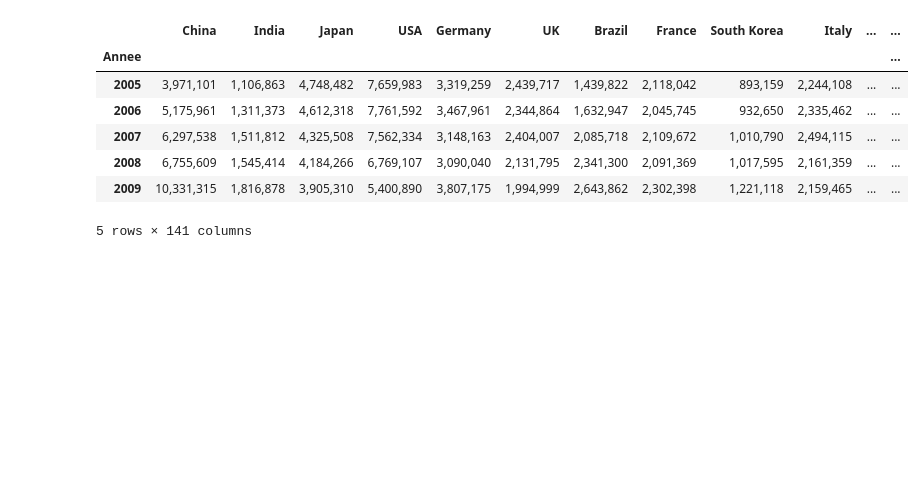
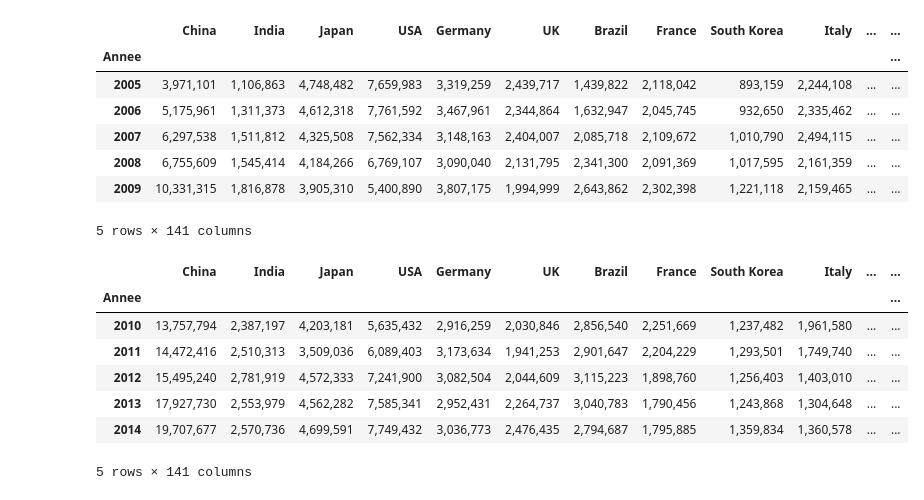
Before and after one commit to Mathieuprt/4DVST-Projet, a Jupyter notebook: notebooks/sales_car.ipynb, the cells around one changed output. Saved outputs shown, nothing was run; the diff lists cells and outputs as text; code cells hidden in the pictures; blank space fills up the shorter version.

```diff
--- a/notebooks/sales_car.ipynb
+++ b/notebooks/sales_car.ipynb
@@ -131,6 +131,19 @@ df_wide.head()
 | 2008 | 6,755,609 | 1,545,414 | 4,184,266 | 6,769,107 | 3,090,040 | 2,131,795 | 2,341,300 | 2,091,369 | 1,017,595 | 2,161,359 | ... | ... |
 | 2009 | 10,331,315 | 1,816,878 | 3,905,310 | 5,400,890 | 3,807,175 | 1,994,999 | 2,643,862 | 2,302,398 | 1,221,118 | 2,159,465 | ... | ... |
 5 rows × 141 columns
+# %%
+# On garde uniquement les lignes dont l'année est égale ou supériéure à 2010 et inférieure ou égale à 2019
+df_wide = df_wide.loc['2010':'2019']
+df_wide.head()
+# %% [output]
+|  | China | India | Japan | USA | Germany | UK | Brazil | France | South Korea | Italy | ... | ... |
+| Annee |  |  |  |  |  |  |  |  |  |  |  | ... |
+| 2010 | 13,757,794 | 2,387,197 | 4,203,181 | 5,635,432 | 2,916,259 | 2,030,846 | 2,856,540 | 2,251,669 | 1,237,482 | 1,961,580 | ... | ... |
+| 2011 | 14,472,416 | 2,510,313 | 3,509,036 | 6,089,403 | 3,173,634 | 1,941,253 | 2,901,647 | 2,204,229 | 1,293,501 | 1,749,740 | ... | ... |
+| 2012 | 15,495,240 | 2,781,919 | 4,572,333 | 7,241,900 | 3,082,504 | 2,044,609 | 3,115,223 | 1,898,760 | 1,256,403 | 1,403,010 | ... | ... |
+| 2013 | 17,927,730 | 2,553,979 | 4,562,282 | 7,585,341 | 2,952,431 | 2,264,737 | 3,040,783 | 1,790,456 | 1,243,868 | 1,304,648 | ... | ... |
+| 2014 | 19,707,677 | 2,570,736 | 4,699,591 | 7,749,432 | 3,036,773 | 2,476,435 | 2,794,687 | 1,795,885 | 1,359,834 | 1,360,578 | ... | ... |
+5 rows × 141 columns
 # %%
 # Export du DataFrame au format CSV
 df_wide.to_csv("../transformed_data/cars_sales.csv", index=True, sep=';')
```
Also changed, not shown: 1 other file.
